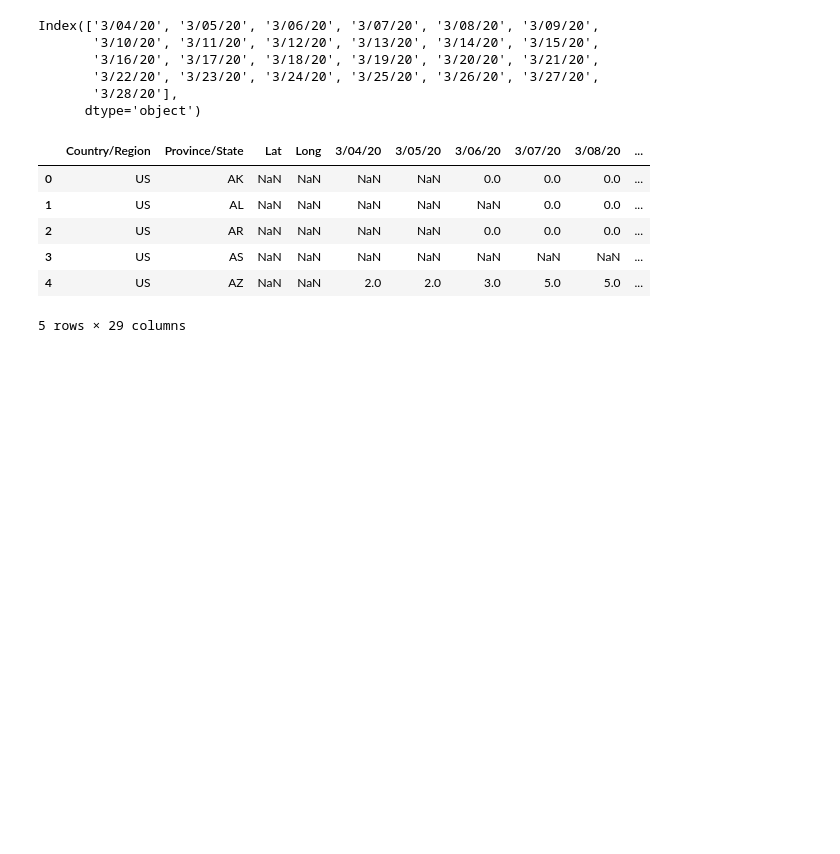
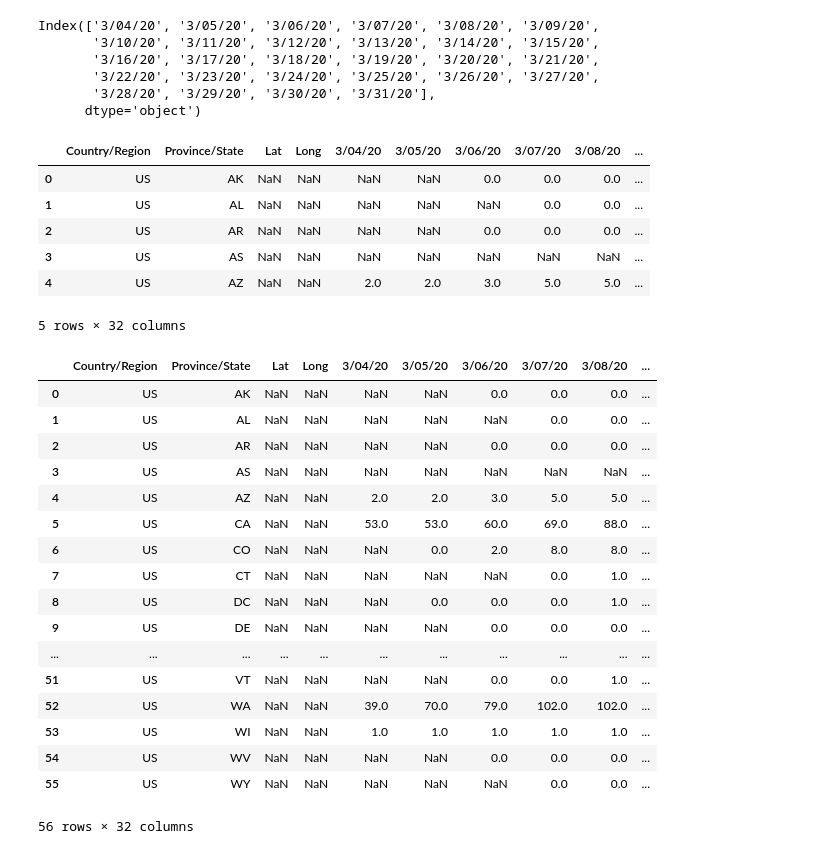
Before and after one commit to mpanaggio/covid_19_tracking, a Jupyter notebook: prep_state_data.ipynb, the cells around one changed output. Saved outputs shown, nothing was run; the diff lists cells and outputs as text; code cells hidden in the pictures; blank space fills up the shorter version.

```diff
--- a/prep_state_data.ipynb
+++ b/prep_state_data.ipynb
@@ -29,7 +29,9 @@ for s in df['Province/State'].unique():
         df2=pd.concat([df2,tmp],axis=0,sort=True)
     counter+=1
 # %%
-tmp=df2.columns[:-4]
+tmp=df2.columns
+for col in ['Country/Region', 'Province/State','Lat', 'Long']:
+    tmp=np.delete(tmp, np.where(tmp == col))
 print(tmp)
 df2=df2[['Country/Region', 'Province/State','Lat', 'Long']+np.sort(tmp[::-1]).tolist()]
 display(df2.head())
@@ -38,7 +40,7 @@ Index(['3/04/20', '3/05/20', '3/06/20', '3/07/20', '3/08/20', '3/09/20',
        '3/10/20', '3/11/20', '3/12/20', '3/13/20', '3/14/20', '3/15/20',
        '3/16/20', '3/17/20', '3/18/20', '3/19/20', '3/20/20', '3/21/20',
        '3/22/20', '3/23/20', '3/24/20', '3/25/20', '3/26/20', '3/27/20',
-       '3/28/20'],
+       '3/28/20', '3/29/20', '3/30/20', '3/31/20'],
       dtype='object')
 |  | Country/Region | Province/State | Lat | Long | 3/04/20 | 3/05/20 | 3/06/20 | 3/07/20 | 3/08/20 | ... |
 | 0 | US | AK | NaN | NaN | NaN | NaN | 0.0 | 0.0 | 0.0 | ... |
@@ -46,8 +48,29 @@ Index(['3/04/20', '3/05/20', '3/06/20', '3/07/20', '3/08/20', '3/09/20',
 | 2 | US | AR | NaN | NaN | NaN | NaN | 0.0 | 0.0 | 0.0 | ... |
 | 3 | US | AS | NaN | NaN | NaN | NaN | NaN | NaN | NaN | ... |
 | 4 | US | AZ | NaN | NaN | 2.0 | 2.0 | 3.0 | 5.0 | 5.0 | ... |
-5 rows × 29 columns
+5 rows × 32 columns
 # %%
 
 
 df2.to_csv('state_by_state_data.csv',index=False)
+# %%
+display(df2)
+# %% [output]
+|  | Country/Region | Province/State | Lat | Long | 3/04/20 | 3/05/20 | 3/06/20 | 3/07/20 | 3/08/20 | ... |
+| 0 | US | AK | NaN | NaN | NaN | NaN | 0.0 | 0.0 | 0.0 | ... |
+| 1 | US | AL | NaN | NaN | NaN | NaN | NaN | 0.0 | 0.0 | ... |
+| 2 | US | AR | NaN | NaN | NaN | NaN | 0.0 | 0.0 | 0.0 | ... |
+| 3 | US | AS | NaN | NaN | NaN | NaN | NaN | NaN | NaN | ... |
+| 4 | US | AZ | NaN | NaN | 2.0 | 2.0 | 3.0 | 5.0 | 5.0 | ... |
+| 5 | US | CA | NaN | NaN | 53.0 | 53.0 | 60.0 | 69.0 | 88.0 | ... |
+| 6 | US | CO | NaN | NaN | NaN | 0.0 | 2.0 | 8.0 | 8.0 | ... |
+| 7 | US | CT | NaN | NaN | NaN | NaN | NaN | 0.0 | 1.0 | ... |
+| 8 | US | DC | NaN | NaN | NaN | 0.0 | 0.0 | 0.0 | 1.0 | ... |
+| 9 | US | DE | NaN | NaN | NaN | NaN | 0.0 | 0.0 | 0.0 | ... |
+| ... | ... | ... | ... | ... | ... | ... | ... | ... | ... | ... |
+| 51 | US | VT | NaN | NaN | NaN | NaN | 0.0 | 0.0 | 1.0 | ... |
+| 52 | US | WA | NaN | NaN | 39.0 | 70.0 | 79.0 | 102.0 | 102.0 | ... |
+| 53 | US | WI | NaN | NaN | 1.0 | 1.0 | 1.0 | 1.0 | 1.0 | ... |
+| 54 | US | WV | NaN | NaN | NaN | NaN | 0.0 | 0.0 | 0.0 | ... |
+| 55 | US | WY | NaN | NaN | NaN | NaN | NaN | 0.0 | 0.0 | ... |
+56 rows × 32 columns
```
Also changed, not shown: parts of 1 cell of this notebook, 6 other files.
